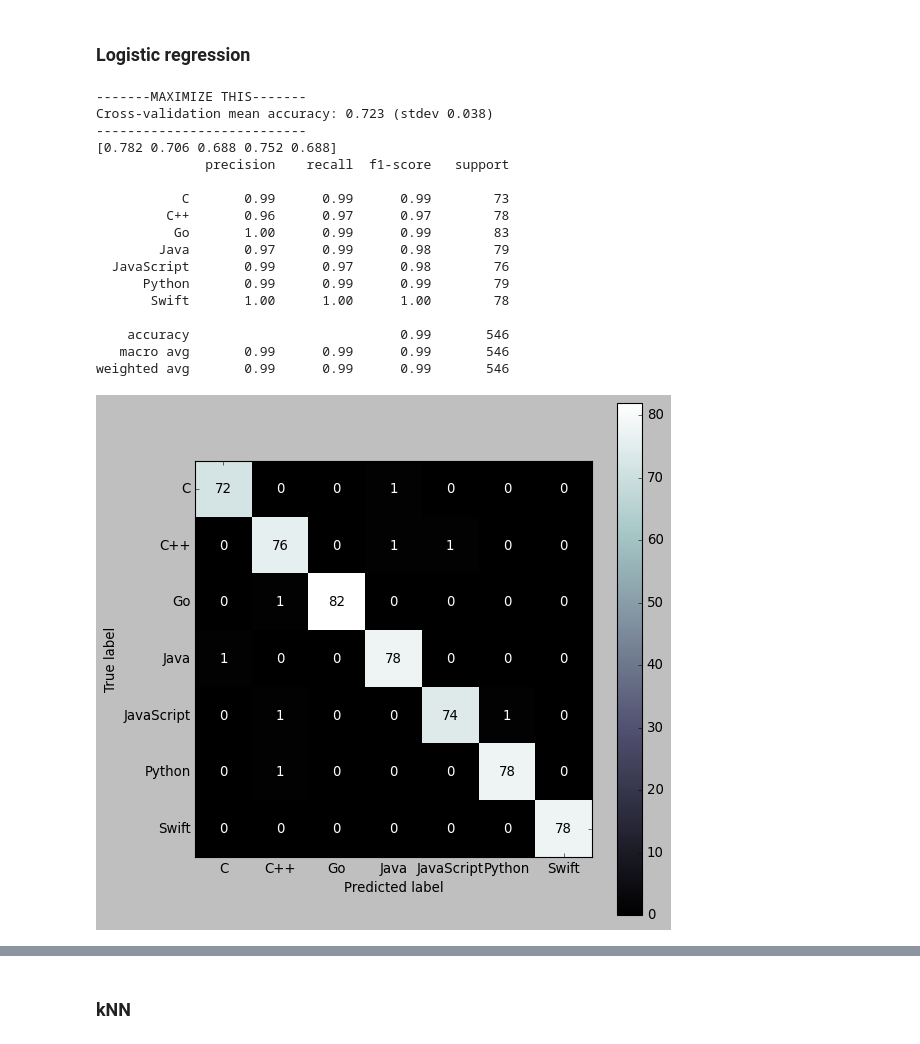
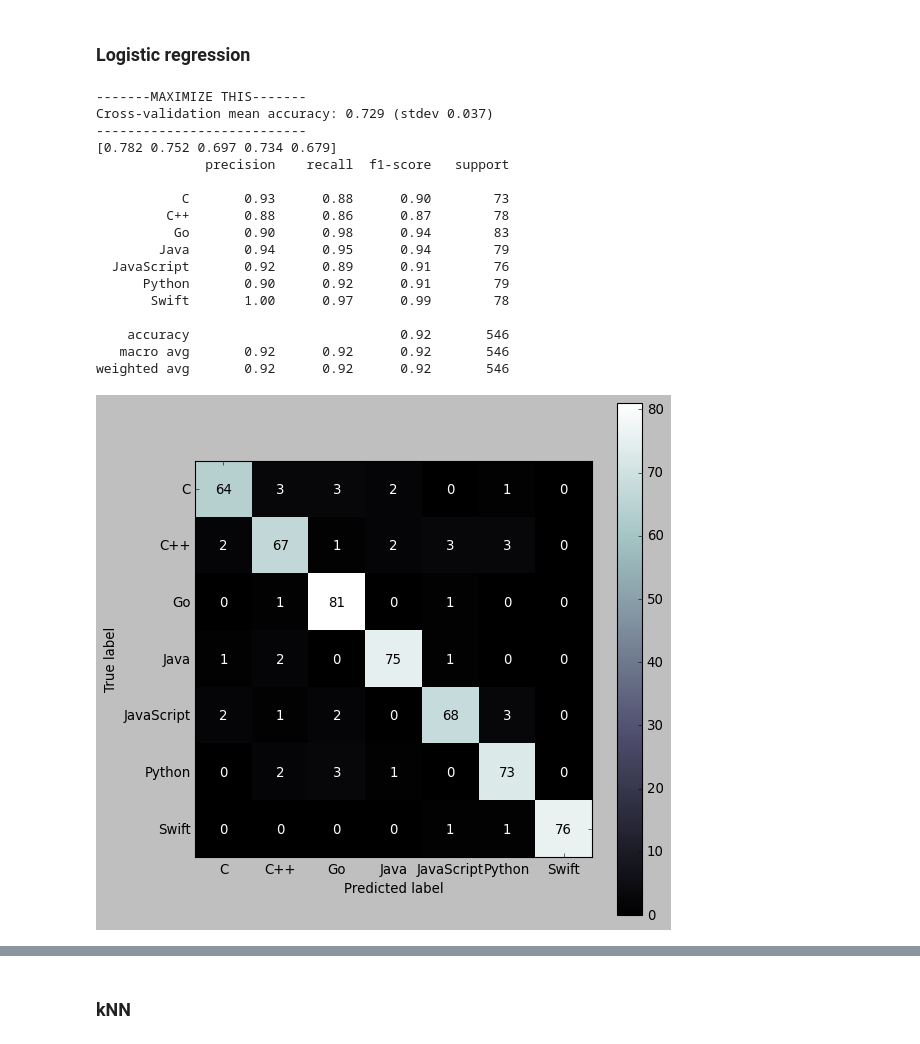
Before and after one commit to CANDLES-NLP/readme-nlp-classification, a Jupyter notebook: notebook-1.ipynb, the cells around one changed output, grey strips where cells are left out. Cells and saved outputs as stored; diff of their text form; code cells hidden in the pictures.

```diff
--- a/notebook-1.ipynb
+++ b/notebook-1.ipynb
@@ -59,3 +61,12 @@ Name: language, dtype: int64
+# %%
+def report_and_conf_matrix(clf, X, y, cmap=cmap_train):
+    scores = cross_val_score(estimator=clf, X=X, y=y)
+    moments = [scores.mean(), scores.std()]
+    print("-------MAXIMIZE THIS-------\nCross-validation mean accuracy: %0.3f (stdev %0.3f)\n---------------------------" % (moments[0], moments[1]))
+    print(np.round(scores,3))
+    print(classification_report(y, clf.predict(X)))
+    plot_confusion_matrix(clf, X, y, values_format='.0f', cmap=cmap)
+    return moments
 # %% [markdown]
 ### Dummy (baseline)
 # %%
@@ -117,28 +122,27 @@ weighted avg       0.98      0.98      0.98       546
 # %% [markdown]
 ### Logistic regression
 # %%
-lr_clf = LogisticRegression(C=3)
-lr_vec = TfidfVectorizer(max_features=900)
+lr_clf = LogisticRegression(C=1)
+lr_vec = TfidfVectorizer(min_df=40, max_df=.4)
 X = lr_vec.fit_transform(X_train)
 lr_clf.fit(X, y_train)
-
-report_and_conf_matrix(lr_clf, X=X, y=y_train)
+lrmom = report_and_conf_matrix(lr_clf, X=X, y=y_train)
 # %% [output]
 -------MAXIMIZE THIS-------
-Cross-validation mean accuracy: 0.723 (stdev 0.038)
+Cross-validation mean accuracy: 0.729 (stdev 0.037)
 ---------------------------
-[0.782 0.706 0.688 0.752 0.688]
+[0.782 0.752 0.697 0.734 0.679]
               precision    recall  f1-score   support
 
-           C       0.99      0.99      0.99        73
-         C++       0.96      0.97      0.97        78
-          Go       1.00      0.99      0.99        83
-        Java       0.97      0.99      0.98        79
-  JavaScript       0.99      0.97      0.98        76
-      Python       0.99      0.99      0.99        79
-       Swift       1.00      1.00      1.00        78
+           C       0.93      0.88      0.90        73
+         C++       0.88      0.86      0.87        78
+          Go       0.90      0.98      0.94        83
+        Java       0.94      0.95      0.94        79
+  JavaScript       0.92      0.89      0.91        76
+      Python       0.90      0.92      0.91        79
+       Swift       1.00      0.97      0.99        78
 
-    accuracy                           0.99       546
-   macro avg       0.99      0.99      0.99       546
-weighted avg       0.99      0.99      0.99       546
+    accuracy                           0.92       546
+   macro avg       0.92      0.92      0.92       546
+weighted avg       0.92      0.92      0.92       546
-[figure, old version]
+[figure, new version]
```
Also changed, not shown: parts of 13 cells of this notebook, 7 other files.
